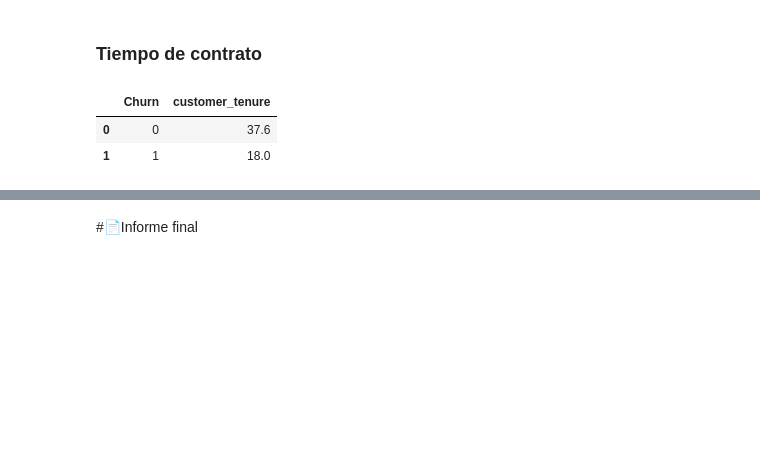
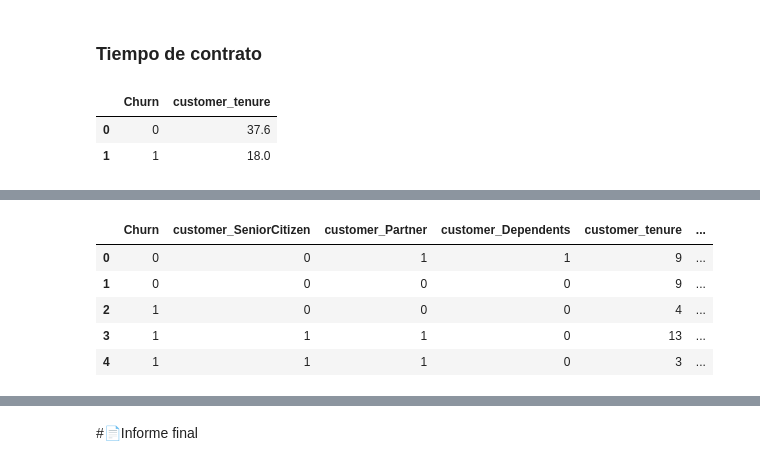
Before and after one commit to Fvargasv/Challenge-X-, a Jupyter notebook: TelecomX_LATAM.ipynb, the cells around one changed output, grey strips where cells are left out. Drawn from its saved outputs; the diff is of its cells as text; code cells hidden in the pictures; blank space fills up the shorter version.

```diff
--- a/TelecomX_LATAM.ipynb
+++ b/TelecomX_LATAM.ipynb
@@ -658,0 +673,10 @@ fig.show()
+# %%
+df = datos.drop(columns=datos.select_dtypes(exclude=['number']).columns.tolist())
+df.head()
+# %% [output]
+|  | Churn | customer_SeniorCitizen | customer_Partner | customer_Dependents | customer_tenure | ... |
+| 0 | 0 | 0 | 1 | 1 | 9 | ... |
+| 1 | 0 | 0 | 0 | 0 | 9 | ... |
+| 2 | 1 | 0 | 0 | 0 | 4 | ... |
+| 3 | 1 | 1 | 1 | 0 | 13 | ... |
+| 4 | 1 | 1 | 1 | 0 | 3 | ... |
```
Also changed, not shown: parts of 8 cells of this notebook.
